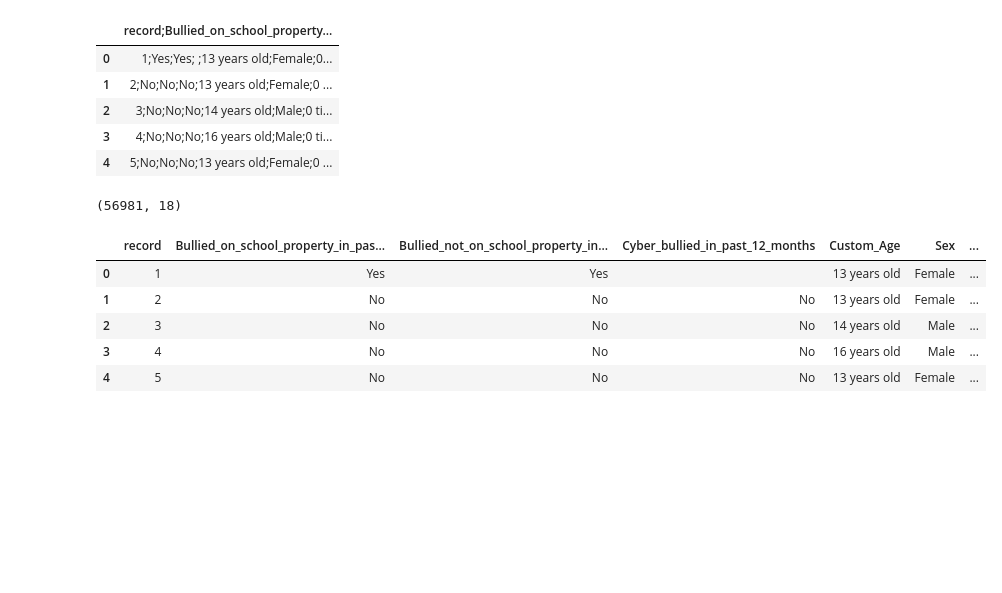
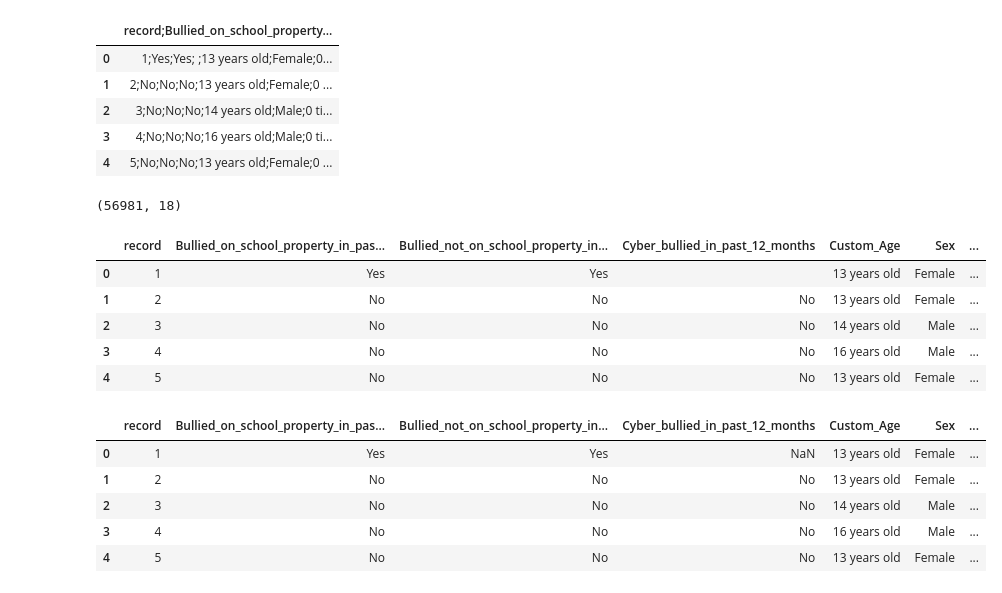
Before and after one commit to alexhoffnung/School-Bullying, a Jupyter notebook: Scratch Notebook.ipynb, the cells around one changed output. Drawn from its saved outputs; the diff is of its cells as text; code cells hidden in the pictures; blank space fills up the shorter version.

```diff
--- a/Scratch Notebook.ipynb
+++ b/Scratch Notebook.ipynb
@@ -65,10 +69,15 @@ data.head()
 | 3 | 4;No;No;No;16 years old;Male;0 ti... |
 | 4 | 5;No;No;No;13 years old;Female;0 ... |
 # %%
-cols = data.columns[0].split(';')
+# get column names
+original_cols = data.columns[0].split(';')
 # %%
+# copy df
 df = data.copy()
-df = df.reindex(columns=cols)
+
+# create new columns
+df = df.reindex(columns=original_cols)
+
 df.shape
 # %% [output]
 (56981, 18)
@@ -84,3 +96,13 @@ df.head()
 | 2 | 3 | No | No | No | 14 years old | Male | ... |
 | 3 | 4 | No | No | No | 16 years old | Male | ... |
 | 4 | 5 | No | No | No | 13 years old | Female | ... |
+# %%
+# replace empty spaces with NaN
+df[df.columns] = df[df.columns].apply(lambda x: x.str.strip()).replace('', np.nan)
+# %% [output]
+|  | record | Bullied_on_school_property_in_pas... | Bullied_not_on_school_property_in... | Cyber_bullied_in_past_12_months | Custom_Age | Sex | ... |
+| 0 | 1 | Yes | Yes | NaN | 13 years old | Female | ... |
+| 1 | 2 | No | No | No | 13 years old | Female | ... |
+| 2 | 3 | No | No | No | 14 years old | Male | ... |
+| 3 | 4 | No | No | No | 16 years old | Male | ... |
+| 4 | 5 | No | No | No | 13 years old | Female | ... |
```
Also changed, not shown: parts of 17 cells of this notebook.
